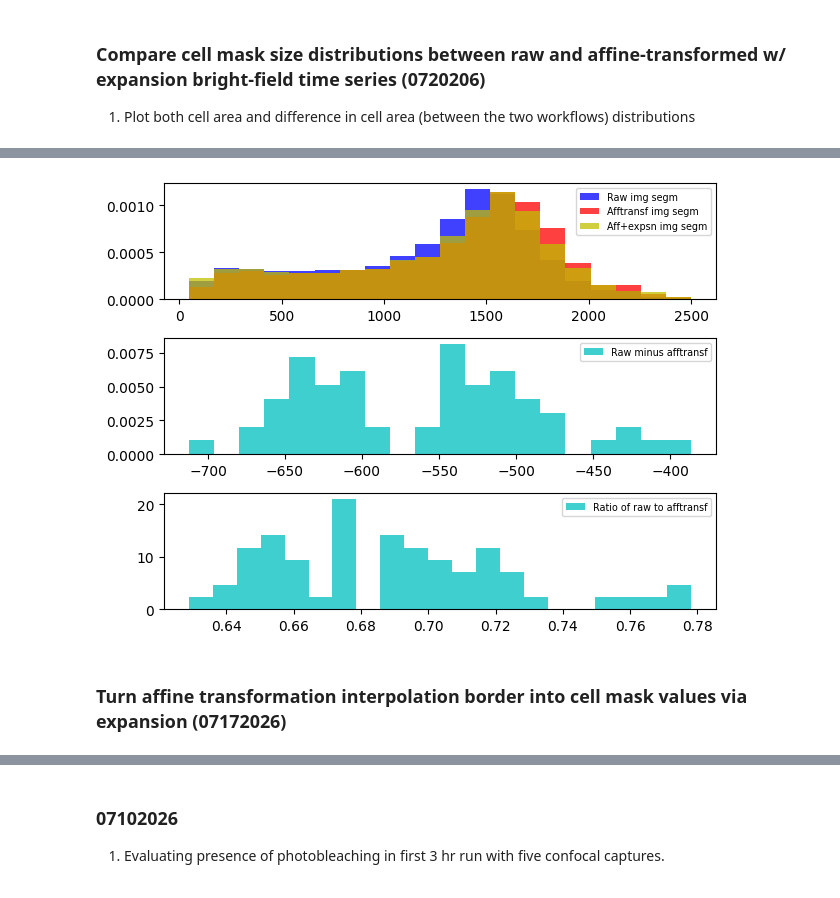
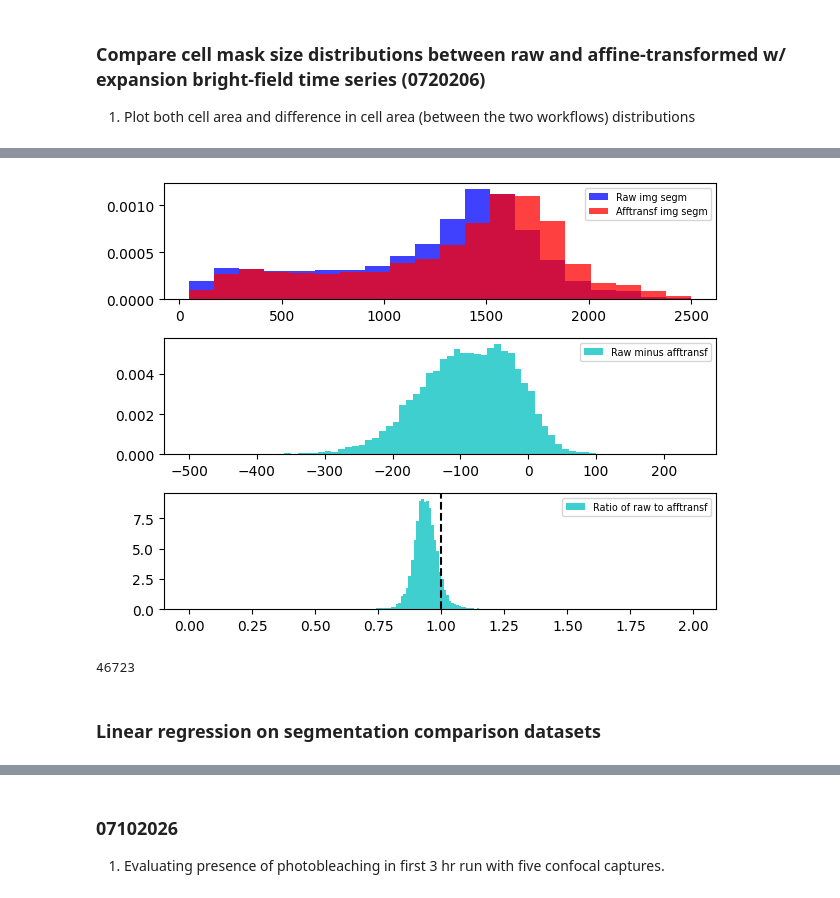
Before and after one commit to jglichowsk/organelle-measure, a Jupyter notebook: organelle_measure/notebooks/Analysis.ipynb, the cells around one changed output, grey strips where cells are left out. Cells and saved outputs as stored; diff of their text form; code cells hidden in the pictures.

```diff
--- a/organelle_measure/notebooks/Analysis.ipynb
+++ b/organelle_measure/notebooks/Analysis.ipynb
@@ -60,0 +102,3 @@ completed frame 60
+# %%
+# expsndf=pd.read_csv(r'C:\Users\jglic\Downloads\06102026 myo1 high res\BF-timelapse_06102026_myo1-mlemon_glucose-2.0_fov1_afftransf-segm.csv')
+affdf=pd.read_csv(r'C:\Users\jglic\Downloads\07172026 myo1 high res\BF-timelapse_07172026_myo1-mlemon_glucose-2.0_fov1_afftransf-segm.csv')
@@ -64,9 +167,21 @@ affdf.to_csv(r'C:\Users\jglic\Downloads\06102026 myo1 high time res\BF-timelapse
+# %%
+# cellmaskkey=pd.read_csv(r'C:\Users\jglic\Downloads\06102026 myo1 high res\Cell-mask-key.csv')
+cellmaskkey=pd.read_csv(r'C:\Users\jglic\Downloads\07172026 myo1 high res\Cell-mask-key.csv')
 # %%
+areas=[]
 area_diffs=[]
 area_ratios=[]
-for cell_id in np.unique(rawmaskdata['Cell_ID'].values):
+for cell_id in np.unique(cellmaskkey['expsn_id'].values):
     cellrows_raw=rawmaskdata.loc[rawmaskdata.Cell_ID==cell_id]
-    cellrows_aff=affdf.loc[affdf.Cell_ID==cell_id]
-    for frame in range(max(rawmaskdata['frame_i'])):
-        area_diffs.append(rawmaskdata.loc[rawmaskdata.frame_i==frame, 'cell_area_pxl'].values[0]-(scale_factor**2)*affdf.loc[affdf.frame_i==frame, 'area'].values[0])
-        area_ratios.append(rawmaskdata.loc[rawmaskdata.frame_i==frame, 'cell_area_pxl'].values[0]/((scale_factor**2)*affdf.loc[affdf.frame_i==frame, 'area'].values[0]))
+    aff_id= cellmaskkey.loc[cellmaskkey.expsn_id==cell_id, 'affsegm_id'].values[0]
+    cellrows_aff=affdf.loc[affdf.Cell_ID==aff_id]
+    for frame in np.unique(cellrows_aff['frame_i'].values):
+        if frame in np.unique(cellrows_raw['frame_i'].values):
+            raw_area=cellrows_raw.loc[cellrows_raw.frame_i==frame, 'cell_area_pxl'].values[0]
+            aff_area=(scale_factor**2)*cellrows_aff.loc[cellrows_aff.frame_i==frame, 'area'].values[0]
+            areas.append((raw_area, aff_area))
+            area_diffs.append(raw_area-(aff_area))
+            area_ratios.append(raw_area/(aff_area))
+
+            # if aff_area>1500 and raw_area<500:
+            #     print(cell_id, aff_id)
@@ -73,23 +207,22 @@ for cell_id in np.unique(rawmaskdata['Cell_ID'].values):
 # %%
 colors=['b','r','c','y','k']
 fig,axes=plt.subplots(nrows=3,ncols=1)
 # for i in range(vo_frames.shape[0]):
 
 n0,b0,p0=axes[0].hist(rawmaskdata['cell_area_pxl'].values,bins='doane', alpha=0.75,density=True,label='Raw img segm', color=colors[0])
 axes[0].hist((scale_factor**2)*affdf['area'].values,bins=b0, alpha=0.75,density=True,label='Afftransf img segm', color=colors[1])
-axes[0].hist((scale_factor**2)*expsndf['area'].values,bins=b0, alpha=0.75,density=True,label='Aff+expsn img segm', color=colors[3])
-axes[1].hist(area_diffs,bins='doane', alpha=0.75,density=True,label='Raw minus afftransf', color=colors[2])
-axes[2].hist(area_ratios,bins='doane', alpha=0.75,density=True,label='Ratio of raw to afftransf', color=colors[2])
+# axes[0].hist((scale_factor**2)*expsndf['area'].values,bins=b0, alpha=0.75,density=True,label='Aff+expsn2 img segm', color=colors[3])
+axes[1].hist(area_diffs,bins=np.arange(-500,250,10), alpha=0.75,density=True,label='Raw minus afftransf', color=colors[2])
+axes[2].hist(area_ratios,bins=np.arange(0,2,.01), alpha=0.75,density=True,label='Ratio of raw to afftransf', color=colors[2])
+axes[2].axvline(1, c='k', ls='--')
 axes[0].legend(fontsize='x-small')
 axes[1].legend(fontsize='x-small')
 axes[2].legend(fontsize='x-small')
 # axes[0].set_xlim(0,75)
 # axes[1].set_xlim(0,25)
-# axes[2].set_xlim(0,75)
+# axes[2].set_xlim(0,2)
 # fig.supxlabel('Cell Area (px)')
 # fig.suptitle('Frame Pixel Distributions over Time (45 min intervals)')
 fig.tight_layout()
 # %% [output]
-[figure, old version]
+[figure, new version]
-# %% [markdown]
-### Turn affine transformation interpolation border into cell mask values via expansion (07172026)
@@ -117,0 +233,6 @@ io.imsave(r'C:\Users\jglic\Downloads\07152026 3c-ey2795\cell_segment\BF-timelaps
+# %%
+len(bothruns)
+# %% [output]
+46723
+# %% [markdown]
+### Linear regression on segmentation comparison datasets
```
Also changed, not shown: parts of 24 cells of this notebook, 7 other files.
